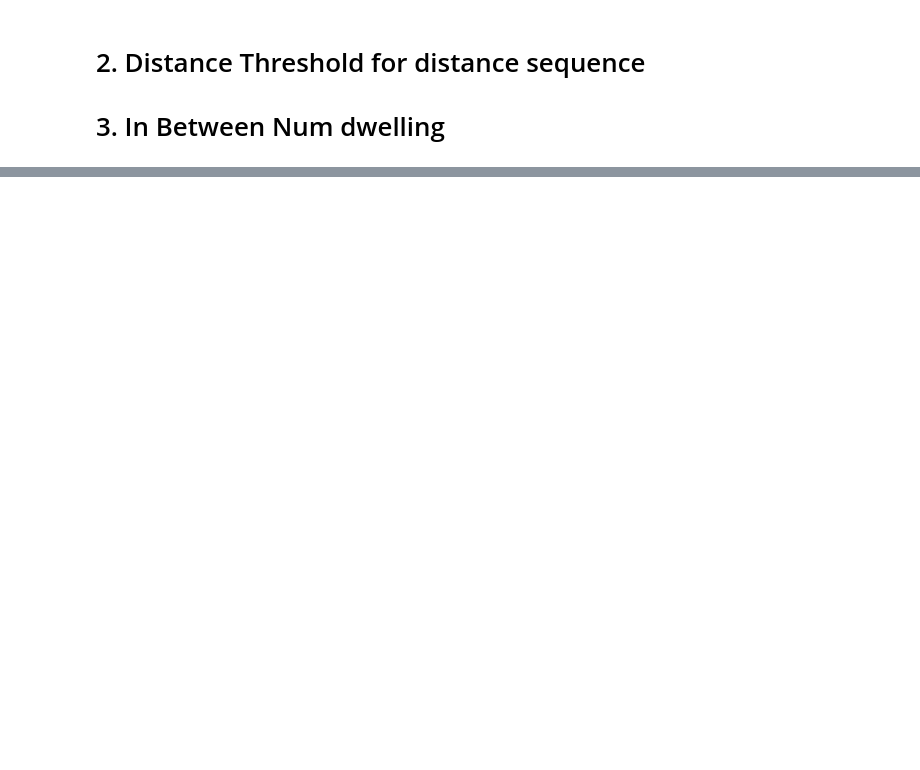
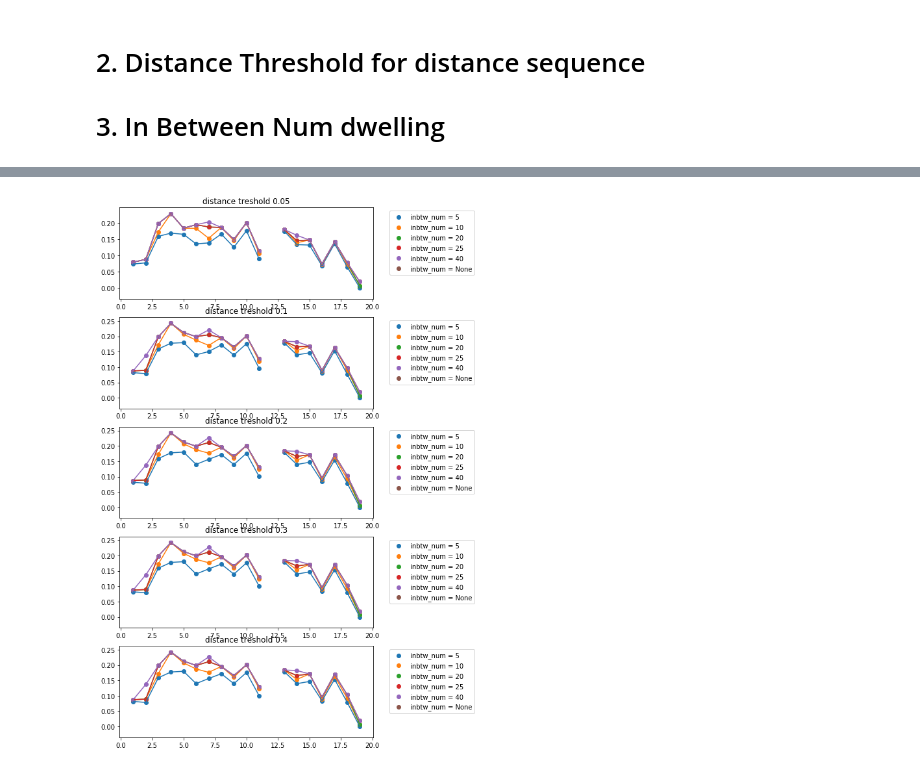
Before and after one commit to CenterForSpatialResearch/hnyc-spatial-linkage, a Jupyter notebook: interpolation_notebooks/working_notebook/EDA_block_number_interpolation_v02.ipynb, the cells around one changed output, grey strips where cells are left out. Drawn from its saved outputs; the diff is of its cells as text; code cells hidden in the pictures; blank space fills up the shorter version.

```diff
--- a/interpolation_notebooks/working_notebook/EDA_block_number_interpolation_v02.ipynb
+++ b/interpolation_notebooks/working_notebook/EDA_block_number_interpolation_v02.ipynb
@@ -229,3 +285,7 @@ all_dwellings_4 = dataprocessing.all_dwellings_sequenced(census_all_dwellings, d
                                                        check_column = [block_col, 'sequence_id',
                                                                        'enum_dist_id', 'fixed_seq',
                                                                       'dwelling_seq_id'], ward_col = ward_col, dwelling_col = dwelling_col)
+# %%
+## check if sequence_id or enum_dist_id is NaN when the other is not. Should not happen
+temp = all_dwellings_3[[ward_col, block_col, dwelling_col, 'sequence_id', 'enum_dist_id', pagenum]]
+temp.loc[(~temp['sequence_id'].isnull()) & (temp['enum_dist_id'].isnull())]
@@ -398,0 +550,28 @@ ax.legend()
+# %%
+
+marginal_proportion_inbetween = []
+for ibtwnum, result in result_inbetween_num.items():
+    marginal_proportion_max_dist = {}
+    for max_dist, current_all_dwellings in result.items():
+        ##interpolated portion
+        total_num_dwellings = current_all_dwellings.groupby(ward_col)[dwelling_col].agg('nunique')
+        known_num_dwellings = current_all_dwellings.loc[~census_all_dwellings[block_col].isnull()].groupby(ward_col)[dwelling_col].agg('nunique')
+        total_assigned_dwellings = current_all_dwellings.loc[~current_all_dwellings[block_col].isnull()].groupby(ward_col)[dwelling_col].agg('nunique')
+        marginal_proportion_max_dist[max_dist] = round((total_assigned_dwellings - known_num_dwellings)/total_num_dwellings, 5)
+
+    marginal_proportion_inbetween.append(pd.DataFrame(marginal_proportion_max_dist).reset_index())
+
+# print("Maximum of {} miles between each dwelling in a sequence".format(str(max_dist)))
+# print("Maximum of {} dwellings in between".format(str(in_between_num)))
+# print("Number of dwellings that would be assigned a block:", total_assigned_dwellings - known_num_dwellings)
+# print("Proportion increase dwellings assigned a block:", round((total_assigned_dwellings - known_num_dwellings)/total_num_dwellings, 5), "\n")
+
+# result_inbetween_distthreshold[in_between_num] = result_list
+# %%
+result_list = []
+for i in range(len(in_between_num_list)):
+    temp = marginal_proportion_inbetween[i]
+    temp['in_between_num'] = in_between_num_list[i]
+    result_list.append(temp)
+grid_search_summary = pd.concat(result_list, axis=0)
+# grid_search_summary.reset_index(inplace=True)
@@ -398,0 +614,14 @@ ax.legend()
+# %%
+fig, ax = plt.subplots(len(distance_threshold), 1, figsize=(7, 15))
+for i in range(len(distance_threshold)):
+    dist = distance_threshold[i]
+    current_summ = grid_search_summary[['CENSUS_WARD_NUM', dist, 'in_between_num']]
+    for inbtw_num in in_between_num_list:
+        current_summ_2 = current_summ.loc[current_summ['in_between_num'] == inbtw_num]
+        ax[i].scatter(current_summ_2['CENSUS_WARD_NUM'], current_summ_2[dist],
+                      label = f'inbtw_num = {inbtw_num}')
+        ax[i].plot(current_summ_2['CENSUS_WARD_NUM'], current_summ_2[dist])
+    ax[i].set_title(f'distance treshold {dist}')
+    ax[i].legend(bbox_to_anchor=(1.05, 1), loc='upper left')
+# %% [output]
+[figure, added]
```
Also changed, not shown: parts of 63 cells of this notebook.
